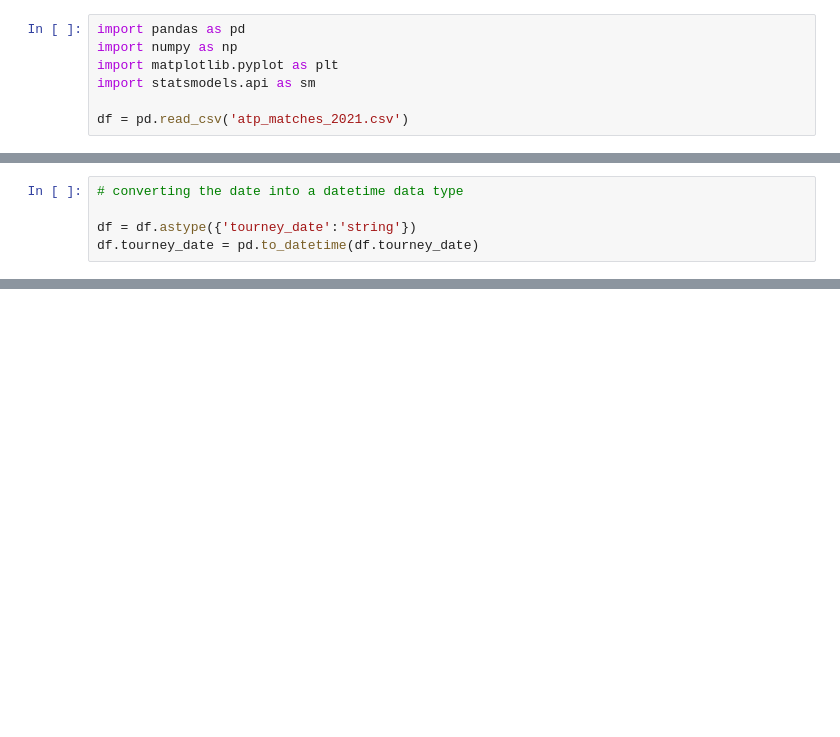
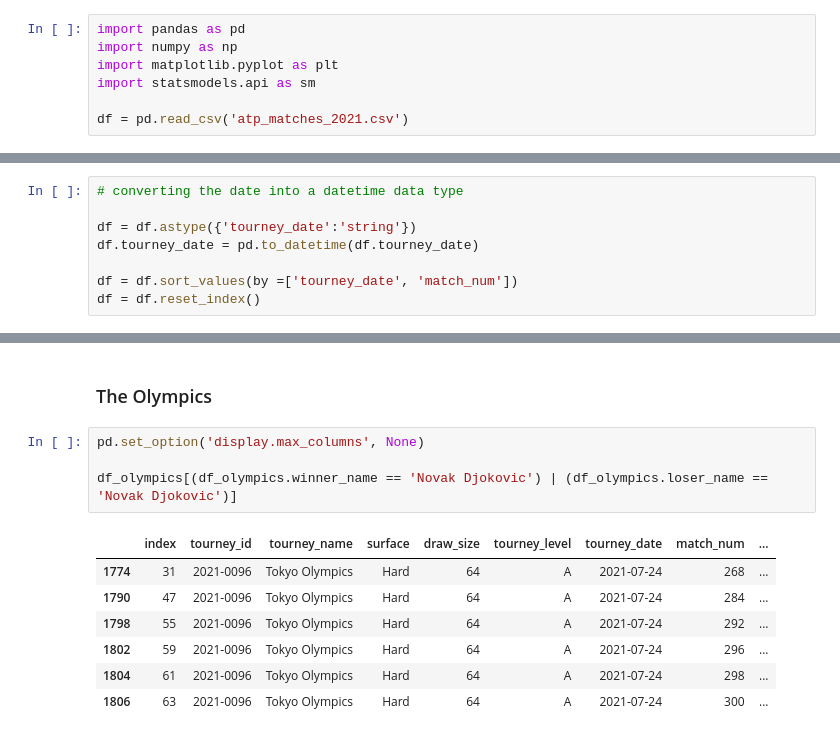
Before and after one commit to sebjshaw/Passion_Projects, a Jupyter notebook: ATP/data_analysis.ipynb, the cells around one changed output, grey strips where cells are left out. Drawn from its saved outputs; the diff is of its cells as text; blank space fills up the shorter version.

```diff
--- a/ATP/data_analysis.ipynb
+++ b/ATP/data_analysis.ipynb
@@ -12,3 +18,6 @@ df = pd.read_csv('atp_matches_2021.csv')
 
 df = df.astype({'tourney_date':'string'})
 df.tourney_date = pd.to_datetime(df.tourney_date)
+
+df = df.sort_values(by =['tourney_date', 'match_num'])
+df = df.reset_index()
@@ -71,0 +58,14 @@ df
+# %% [markdown]
+### The Olympics
+# %%
+pd.set_option('display.max_columns', None)
+
+df_olympics[(df_olympics.winner_name == 'Novak Djokovic') | (df_olympics.loser_name == 'Novak Djokovic')]
+# %% [output]
+|  | index | tourney_id | tourney_name | surface | draw_size | tourney_level | tourney_date | match_num | ... |
+| 1774 | 31 | 2021-0096 | Tokyo Olympics | Hard | 64 | A | 2021-07-24 | 268 | ... |
+| 1790 | 47 | 2021-0096 | Tokyo Olympics | Hard | 64 | A | 2021-07-24 | 284 | ... |
+| 1798 | 55 | 2021-0096 | Tokyo Olympics | Hard | 64 | A | 2021-07-24 | 292 | ... |
+| 1802 | 59 | 2021-0096 | Tokyo Olympics | Hard | 64 | A | 2021-07-24 | 296 | ... |
+| 1804 | 61 | 2021-0096 | Tokyo Olympics | Hard | 64 | A | 2021-07-24 | 298 | ... |
+| 1806 | 63 | 2021-0096 | Tokyo Olympics | Hard | 64 | A | 2021-07-24 | 300 | ... |
```
Also changed, not shown: parts of 13 cells of this notebook.
